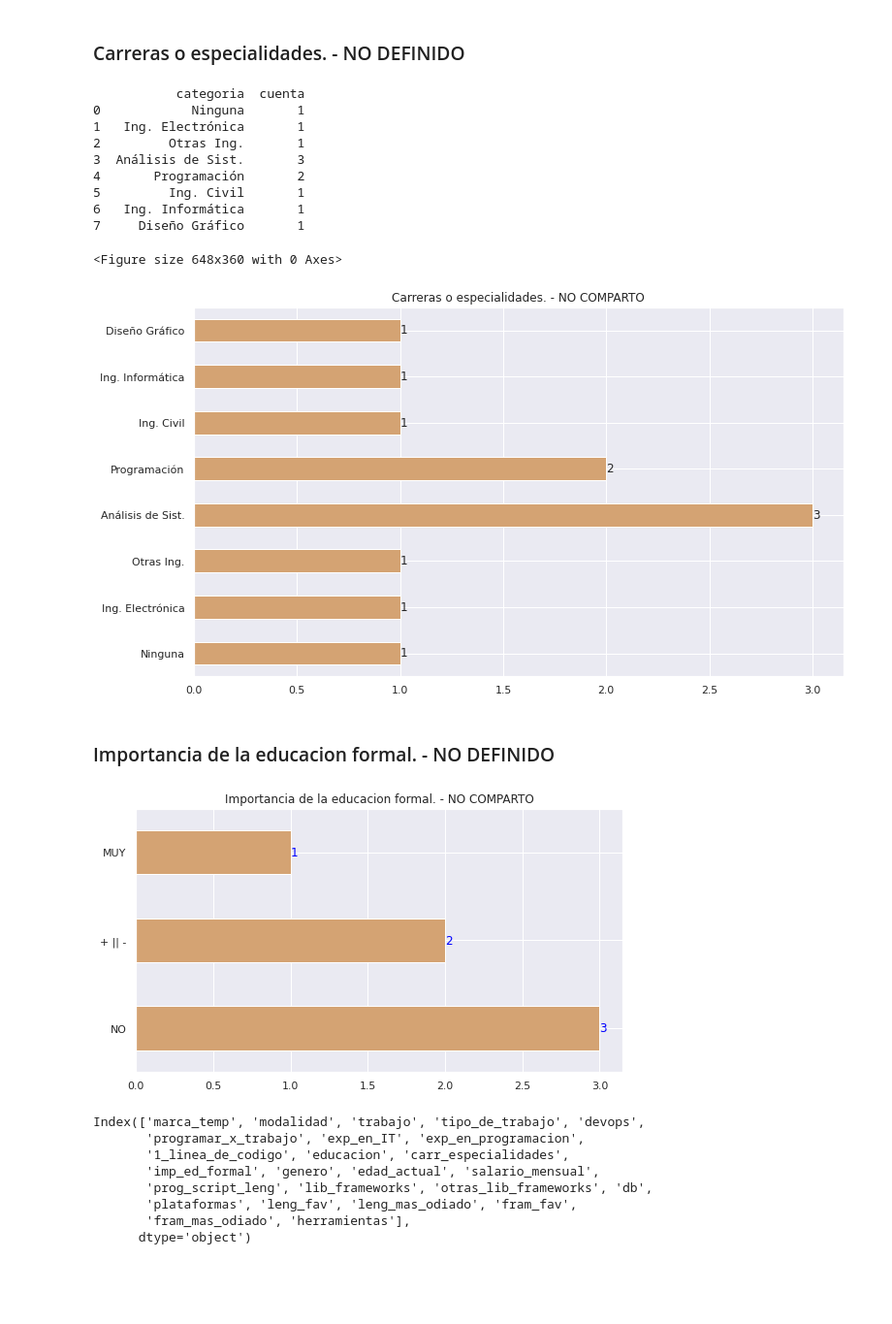
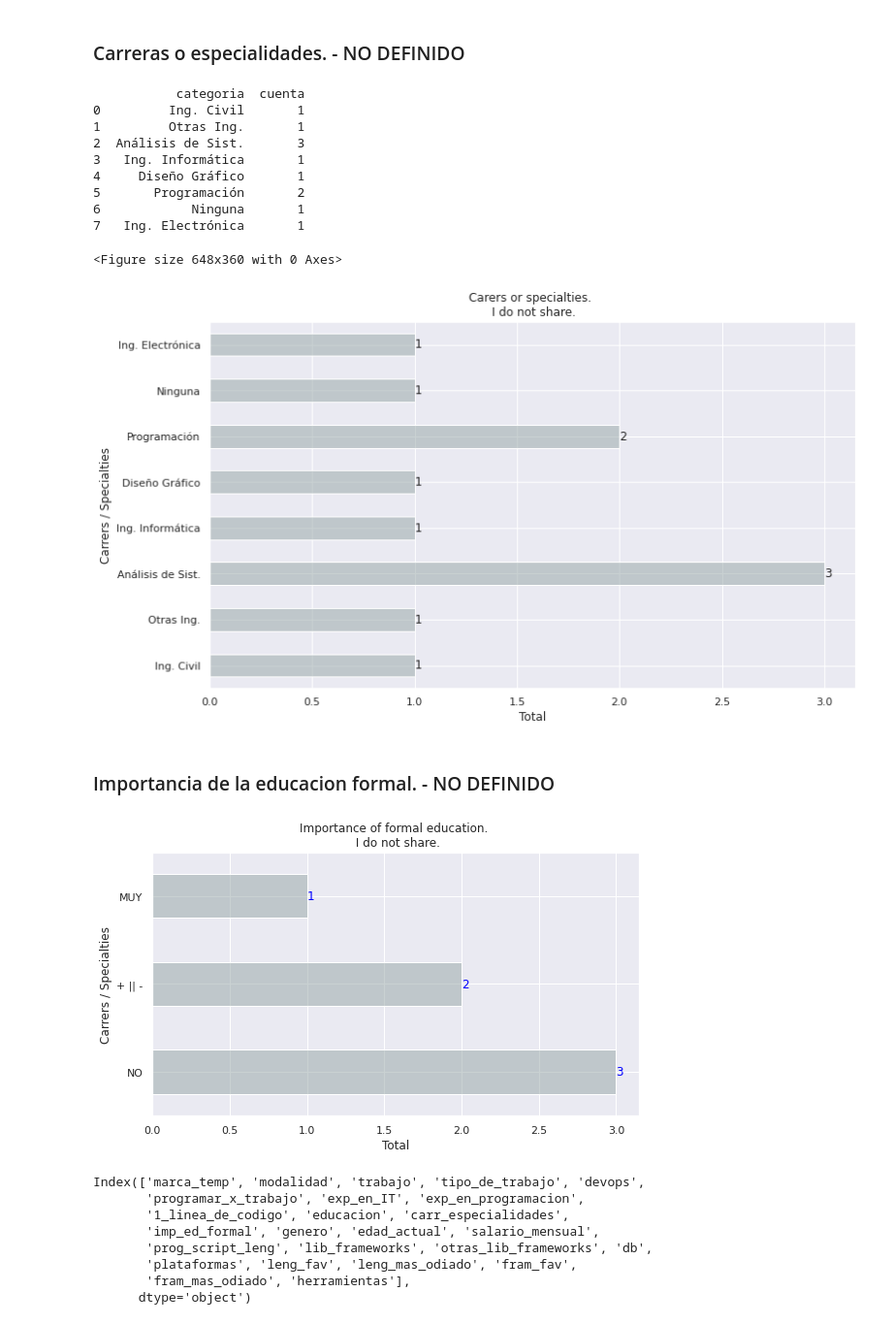
Before and after one commit to TorrezMN/Data_Science, a Jupyter notebook: Enc_Devs_Py/Notebooks/Education.ipynb, the cells around one changed output. Shown at 97% size. Saved outputs shown, nothing was run; the diff lists cells and outputs as text; code cells hidden in the pictures; blank space fills up the shorter version.

```diff
--- a/Enc_Devs_Py/Notebooks/Education.ipynb
+++ b/Enc_Devs_Py/Notebooks/Education.ipynb
@@ -457,16 +464,13 @@ muj_import_df = (
     .value_counts()
     .plot(
         kind="barh",
-        title="Inportancia de la educacion formal. - MUJERES",
-        color=color_mujeres_light,
+        title="Importance of formal education. \n Females",
+        color=get_color('Female','light'),
     )
 )
 
 for k, v in enumerate(gen.get_group("MUJER")["imp_ed_formal"].value_counts().values):
-    if v < 10:
-        muj_import_df.annotate(v, (v, k), va="center", color="red")
-    else:
-        muj_import_df.annotate(v, (v, k), va="center", color="blue")
+    muj_import_df.annotate(v, (v, k), va="center", color="black")
 
 plt.show()
 # %% [output]
@@ -484,9 +488,12 @@ ed_no_comp_df = make_df(
 )
 
 ed_no_comp_plot = ed_no_comp_df.plot(
-    kind="barh", title="Educacion - NO COMPARTO", color=color_neutro_light, legend=False
+    kind="barh", title="Education Levels \n NO COMPARTO", color=get_color('I do not share.','light'), legend=False
 )
 
+
+ed_no_comp_plot.set_xlabel("Total")
+ed_no_comp_plot.set_ylabel("Education Level")
 
 print(ed_no_comp_df)
 ed_no_comp_plot.set_yticklabels([v for k, v in enumerate(ed_no_comp_df["categories"])])
@@ -515,10 +522,15 @@ carr_no_comp_df = make_df(
 )
 carr_no_comp_plot = carr_no_comp_df.plot(
     kind="barh",
-    title="Carreras o especialidades. - NO COMPARTO",
-    color=color_neutro_light,
+    title="Carers or specialties. \n I do not share.",
+    color=get_color('I do not share.','light'),
     legend=False,
 )
+
+
+carr_no_comp_plot.set_xlabel("Total")
+carr_no_comp_plot.set_ylabel("Carrers / Specialties")
+
 
 
 print(carr_no_comp_df)
@@ -533,38 +545,41 @@ for k, v in enumerate([i for i in carr_no_comp_df["cuenta"]]):
 plt.show()
 # %% [output]
            categoria  cuenta
-0            Ninguna       1
-1   Ing. Electrónica       1
-2         Otras Ing.       1
-3  Análisis de Sist.       3
-4       Programación       2
-5         Ing. Civil       1
-6   Ing. Informática       1
-7     Diseño Gráfico       1
+0         Ing. Civil       1
+1         Otras Ing.       1
+2  Análisis de Sist.       3
+3   Ing. Informática       1
+4     Diseño Gráfico       1
+5       Programación       2
+6            Ninguna       1
+7   Ing. Electrónica       1
 <Figure size 648x360 with 0 Axes>
-[figure, old version]
+[figure, new version]
 # %% [markdown]
 ### Importancia de la educacion formal. - NO DEFINIDO
 # %%
 fig = plt.figure(figsize=(9, 5))
-imp_ed_no_comp = (
-    gen.get_group("NO COMPARTO")["imp_ed_formal"]
-    .value_counts()
-    .plot(
+imp_ed_no_comp_df = gen.get_group("NO COMPARTO")["imp_ed_formal"].value_counts()
+imp_ed_no_comp_plot = imp_ed_no_comp_df.plot(
         kind="barh",
-        title="Importancia de la educacion formal. - NO COMPARTO",
-        color=color_neutro_light,
+        title="Importance of formal education. \n I do not share.",
+        color=get_color('I do not share.','light'),
     )
-)
+
+
+imp_ed_no_comp_plot.set_xlabel("Total")
+imp_ed_no_comp_plot.set_ylabel("Carrers / Specialties")
+
+
 
 for k, v in enumerate(
     [i for i in gen.get_group("NO COMPARTO")["imp_ed_formal"].value_counts().values]
 ):
-    imp_ed_no_comp.annotate(v, (v, k), va="center", color="blue")
+    imp_ed_no_comp_plot.annotate(v, (v, k), va="center", color="blue")
 
 plt.show()
 # %% [output]
-[figure, old version]
+[figure, new version]
 # %%
 df.columns
 # %% [output]
```
Also changed, not shown: parts of 15 cells of this notebook, 2 other files.
